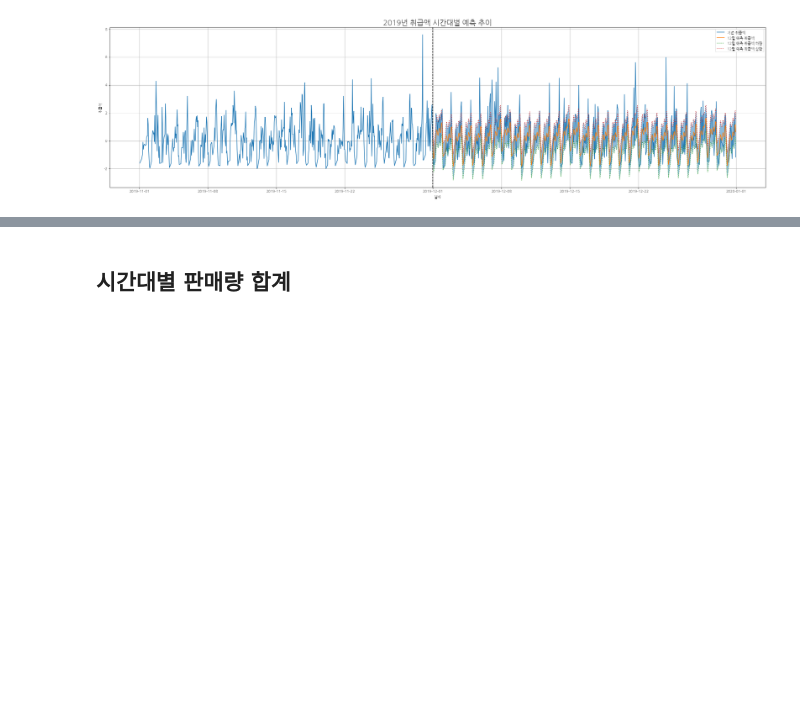
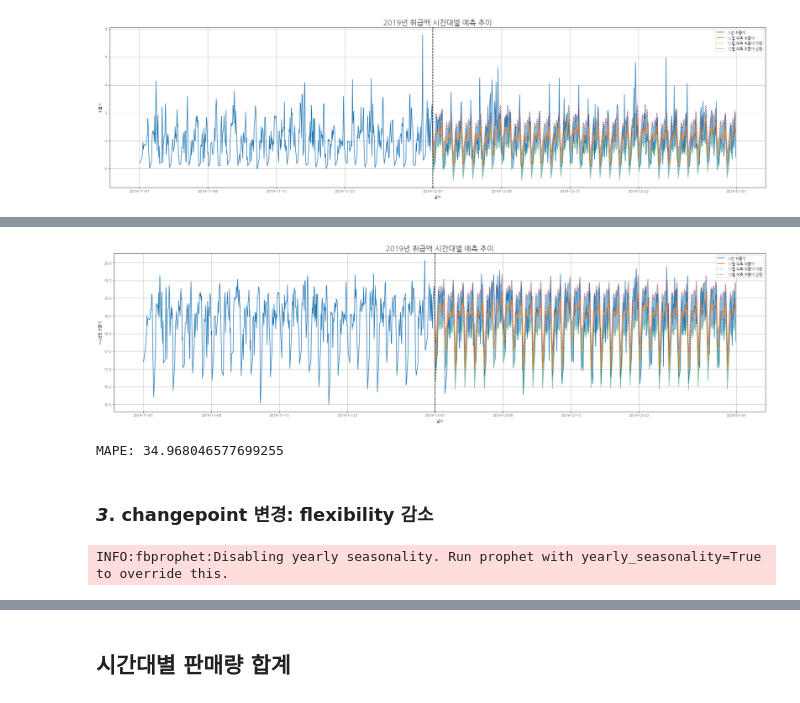
Before and after one commit to sirzzang/Data-Analysis, a Jupyter notebook: BigContest/Model/Model_Hourly_Prophet_20200908.ipynb, the cells around one changed output, grey strips where cells are left out. Cells and saved outputs as stored; diff of their text form; code cells hidden in the pictures; blank space fills up the shorter version.

Commit message:
20200908 prophet EDA, 모델링

```diff
--- a/BigContest/Model/Model_Hourly_Prophet_20200908.ipynb
+++ b/BigContest/Model/Model_Hourly_Prophet_20200908.ipynb
@@ -244,0 +247,7 @@ plt.show()
+# %%
+# Prophet 모델에 맞게 데이터셋 구성 + log 변환된 데이터셋
+hourly['취급액_log'] = np.log1p(hourly['취급액'])
+train = df_train.reset_index(drop=False)[['날짜시간', '취급액_log']].rename(columns={'날짜시간':'ds', '취급액_log':'y'})
+test = df_test.reset_index(drop=False)[['날짜시간']].rename(columns={'날짜시간':'ds'})
+display(train)
+display(test)
@@ -244,0 +281,11 @@ plt.show()
+# %%
+# logistic cap, floor 설정
+train['cap'] = 21
+train['floor'] = 15
+test['cap'] = 21
+test['floor'] = 15
+# %%
+# prophet 모델 훈련 및 예측
+m = Prophet(growth='logistic')
+m.fit(train)
+forecast = m.predict(test)
@@ -244,0 +294,7 @@ plt.show()
+# %%
+# daily df에 합치기
+forecast = forecast.set_index('ds', drop=True) # 인덱스 설정
+hourly['취급액_예측_pred'] = forecast['yhat']
+hourly['취급액_예측_lower'] = forecast['yhat_lower']
+hourly['취급액_예측_upper'] = forecast['yhat_upper']
+hourly
@@ -244,0 +316,36 @@ plt.show()
+# %%
+# 시각화
+hourly_for_plot = hourly[hourly.index.month.isin([11, 12])]
+hourly_for_plot
+
+plt.figure(figsize=(32, 8))
+plt.plot(hourly_for_plot['취급액_log'], label='기존 취급액')
+plt.plot(hourly_for_plot['취급액_예측_pred'], label='12월 예측 취급액')
+plt.plot(hourly_for_plot['취급액_예측_lower'], linestyle='dotted', label='12월 예측 취급액 하한')
+plt.plot(hourly_for_plot['취급액_예측_upper'], linestyle='dotted', label='12월 예측 취급액 상한')
+plt.fill_between(hourly_for_plot.index, hourly_for_plot['취급액_예측_lower'], hourly_for_plot['취급액_예측_upper'], alpha=0.5)
+plt.axvline(x=pd.to_datetime('2019-12-01'), linestyle='dashed', color='black')
+plt.xlabel('날짜')
+plt.ylabel('log변환 취급액')
+plt.title('2019년 취급액 시간대별 예측 추이', size=20)
+plt.grid()
+plt.legend()
+plt.show()
+# %% [output]
+[figure, added]
+# %%
+# 스코어 측정
+hourly['취급액_예측_inverse'] = np.expm1(hourly['취급액_예측_pred'])
+hourly_for_score = hourly.dropna()
+print("MAPE:", mean_absolute_percentage_error(hourly_for_score['취급액'], hourly_for_score['취급액_예측_inverse']))
+# %% [output]
+MAPE: 34.968046577699255
+# %% [markdown]
+### _3_. changepoint 변경: flexibility 감소
+# %%
+# prophet 모델 훈련 및 예측
+m = Prophet(growth='logistic')
+m.fit(train)
+forecast = m.predict(test)
+# %% [output]
+INFO:fbprophet:Disabling yearly seasonality. Run prophet with yearly_seasonality=True to override this.
```
Also changed, not shown: parts of 17 cells of this notebook, 1 other file.
